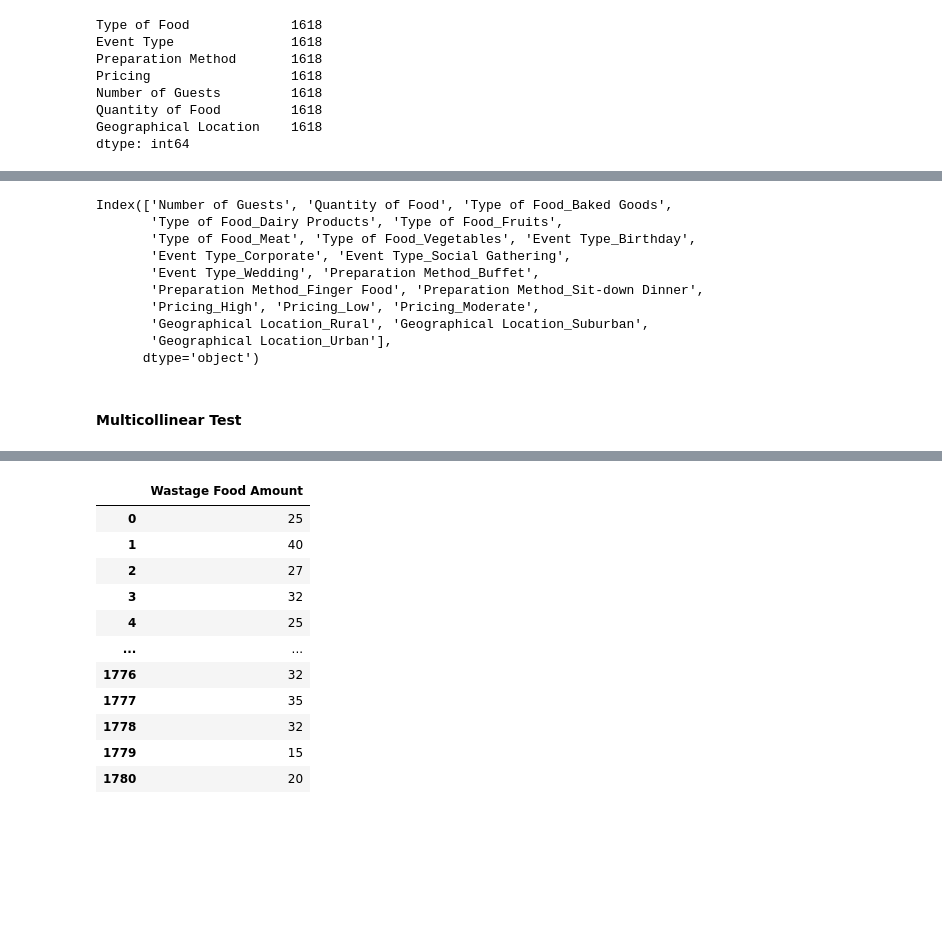
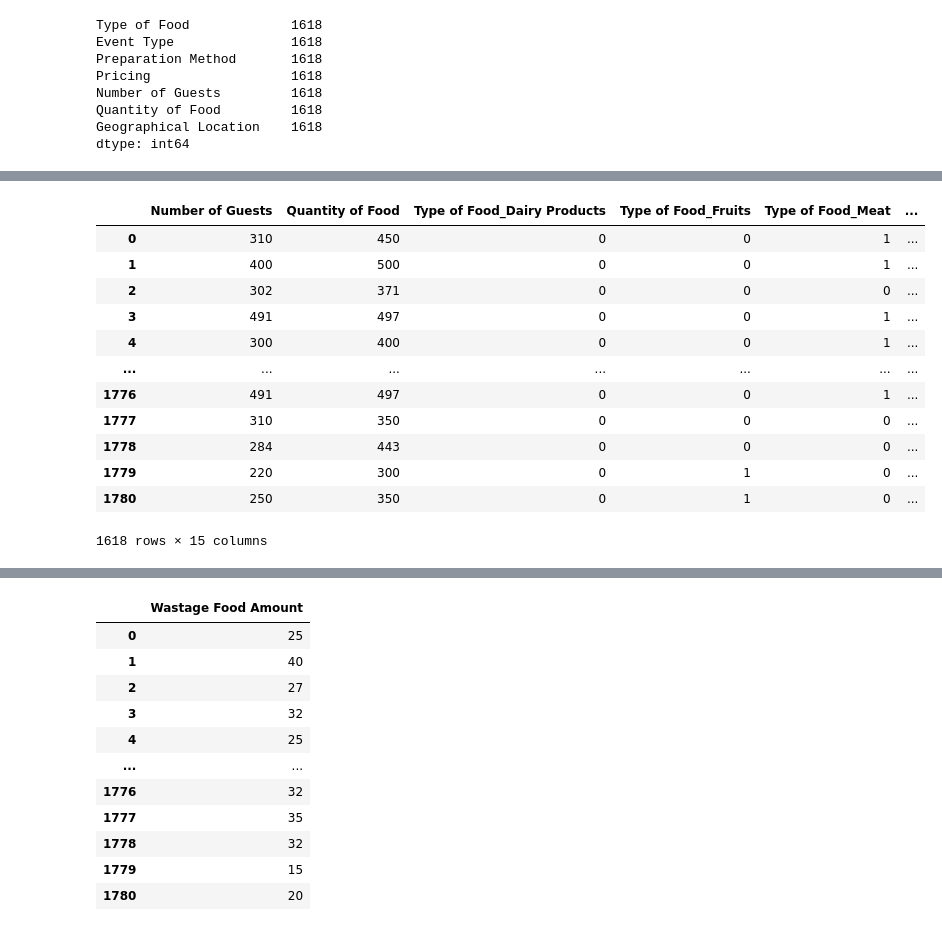
Before and after one commit to ziqiqiiii/DDW_DTP, a Jupyter notebook: Project Template.ipynb, the cells around one changed output, grey strips where cells are left out. Cells and saved outputs as stored; diff of their text form; code cells hidden in the pictures; blank space fills up the shorter version.

```diff
--- a/Project Template.ipynb
+++ b/Project Template.ipynb
@@ -257,20 +318,21 @@ dtype: int64
 # %%
 df_encoded = pd.get_dummies(ideal_df, drop_first=True).astype(int)
-df_encoded.columns
+df_encoded
 # %% [output]
+|  | Number of Guests | Quantity of Food | Type of Food_Dairy Products | Type of Food_Fruits | Type of Food_Meat | ... |
+| 0 | 310 | 450 | 0 | 0 | 1 | ... |
+| 1 | 400 | 500 | 0 | 0 | 1 | ... |
+| 2 | 302 | 371 | 0 | 0 | 0 | ... |
+| 3 | 491 | 497 | 0 | 0 | 1 | ... |
+| 4 | 300 | 400 | 0 | 0 | 1 | ... |
+| ... | ... | ... | ... | ... | ... | ... |
+| 1776 | 491 | 497 | 0 | 0 | 1 | ... |
+| 1777 | 310 | 350 | 0 | 0 | 0 | ... |
+| 1778 | 284 | 443 | 0 | 0 | 0 | ... |
+| 1779 | 220 | 300 | 0 | 1 | 0 | ... |
+| 1780 | 250 | 350 | 0 | 1 | 0 | ... |
-Index(['Number of Guests', 'Quantity of Food', 'Type of Food_Baked Goods',
-       'Type of Food_Dairy Products', 'Type of Food_Fruits',
-       'Type of Food_Meat', 'Type of Food_Vegetables', 'Event Type_Birthday',
-       'Event Type_Corporate', 'Event Type_Social Gathering',
-       'Event Type_Wedding', 'Preparation Method_Buffet',
-       'Preparation Method_Finger Food', 'Preparation Method_Sit-down Dinner',
-       'Pricing_High', 'Pricing_Low', 'Pricing_Moderate',
-       'Geographical Location_Rural', 'Geographical Location_Suburban',
-       'Geographical Location_Urban'],
-      dtype='object')
+1618 rows × 15 columns
 # %%
 from scipy import stats
 # Remove Outliers for Numerical data (Z > 3)
 df = df[(np.abs(stats.zscore(df.select_dtypes(include=[float, int]))) < 3).all(axis=1)]
-# %% [markdown]
-#### Multicollinear  Test
```
Also changed, not shown: parts of 39 cells of this notebook.
